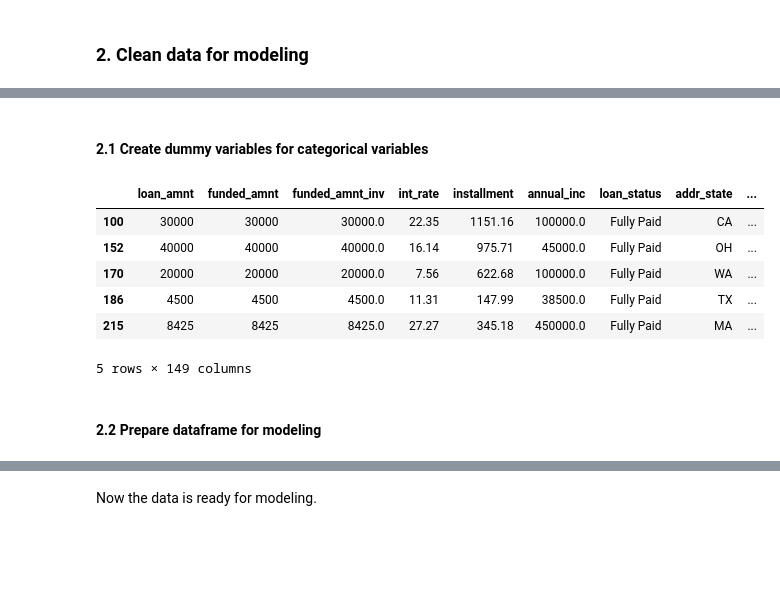
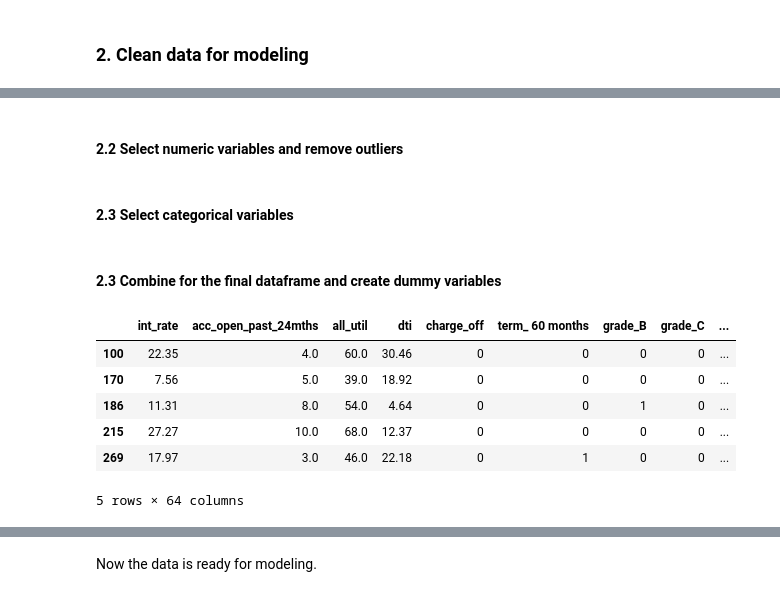
Before and after one commit to laguna589/Springboard, a Jupyter notebook: Capstone 2 - Analysis and Modeling on Lending Club Loan Data.ipynb, the cells around one changed output, grey strips where cells are left out. Cells and saved outputs as stored; diff of their text form; code cells hidden in the pictures; blank space fills up the shorter version.

```diff
--- a/Capstone 2 - Analysis and Modeling on Lending Club Loan Data.ipynb
+++ b/Capstone 2 - Analysis and Modeling on Lending Club Loan Data.ipynb
@@ -96,7 +95,7 @@ Name: loan_status, dtype: int64
 Since the aim is to detect the risk factors that caurse a loan to default, all "Current" loan is not helpful. Also we will only focus on two major categories "Fully Paid" (good loans) and "Charged Off" (bad loans) and ignore all other minor categories.
 # %%
 #Filter only "Fully Paid" and "Charged Off" loans:
-df1 = df[df['loan_status'].isin(["Fully Paid", "Charged Off"])]
+df1 = df[df['loan_status'].isin(["Fully Paid", "Charged Off"])].copy()
 df1.info()
 # %% [output]
 <class 'pandas.core.frame.DataFrame'>
@@ -742,23 +778,36 @@ df2.head()
+# %% [markdown]
+#### 2.2 Select numeric variables and remove outliers
+# %%
+#Select numeric variables
+num_variables = ['int_rate','acc_open_past_24mths','all_util','dti','charge_off']
+df2_removed = df2[~((df2['dti'] < (Q1['dti'] - 1.5 * IQR['dti']))
+                   |(df2['dti'] > (Q3['dti'] + 1.5 * IQR['dti'])))]
 # %% [markdown]
-#### 2.1 Create dummy variables for categorical variables
+#### 2.3 Select categorical variables
+# %%
+#Select categorical variables
+cat_variables = ['term',
+ 'grade',
+ 'sub_grade',
+ 'home_ownership',
+ 'purpose']
+# %% [markdown]
+#### 2.3 Combine for the final dataframe and create dummy variables
+# %%
+combine_variables = num_variables + cat_variables
 # %%
 #Create dummy variables
-df2_dummy = pd.get_dummies(data=df1, columns=['term',
+df2_dummy = pd.get_dummies(data=df2_removed[combine_variables], columns=['term',
  'grade',
  'sub_grade',
- 'emp_length',
  'home_ownership',
- 'verification_status',
- 'purpose',
- 'application_type'])
+ 'purpose'],drop_first=True)
 df2_dummy.head()
 # %% [output]
-|  | loan_amnt | funded_amnt | funded_amnt_inv | int_rate | installment | annual_inc | loan_status | addr_state | ... |
-| 100 | 30000 | 30000 | 30000.0 | 22.35 | 1151.16 | 100000.0 | Fully Paid | CA | ... |
-| 152 | 40000 | 40000 | 40000.0 | 16.14 | 975.71 | 45000.0 | Fully Paid | OH | ... |
-| 170 | 20000 | 20000 | 20000.0 | 7.56 | 622.68 | 100000.0 | Fully Paid | WA | ... |
-| 186 | 4500 | 4500 | 4500.0 | 11.31 | 147.99 | 38500.0 | Fully Paid | TX | ... |
-| 215 | 8425 | 8425 | 8425.0 | 27.27 | 345.18 | 450000.0 | Fully Paid | MA | ... |
+|  | int_rate | acc_open_past_24mths | all_util | dti | charge_off | term_ 60 months | grade_B | grade_C | ... |
+| 100 | 22.35 | 4.0 | 60.0 | 30.46 | 0 | 0 | 0 | 0 | ... |
+| 170 | 7.56 | 5.0 | 39.0 | 18.92 | 0 | 0 | 0 | 0 | ... |
+| 186 | 11.31 | 8.0 | 54.0 | 4.64 | 0 | 0 | 1 | 0 | ... |
+| 215 | 27.27 | 10.0 | 68.0 | 12.37 | 0 | 0 | 0 | 0 | ... |
+| 269 | 17.97 | 3.0 | 46.0 | 22.18 | 0 | 1 | 0 | 0 | ... |
-5 rows × 149 columns
+5 rows × 64 columns
-# %% [markdown]
-#### 2.2 Prepare dataframe for modeling
```
Also changed, not shown: parts of 27 cells of this notebook.
